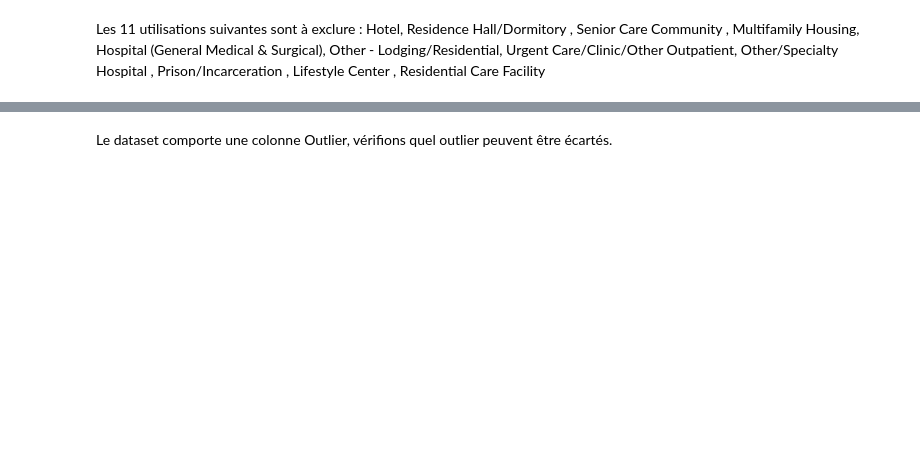
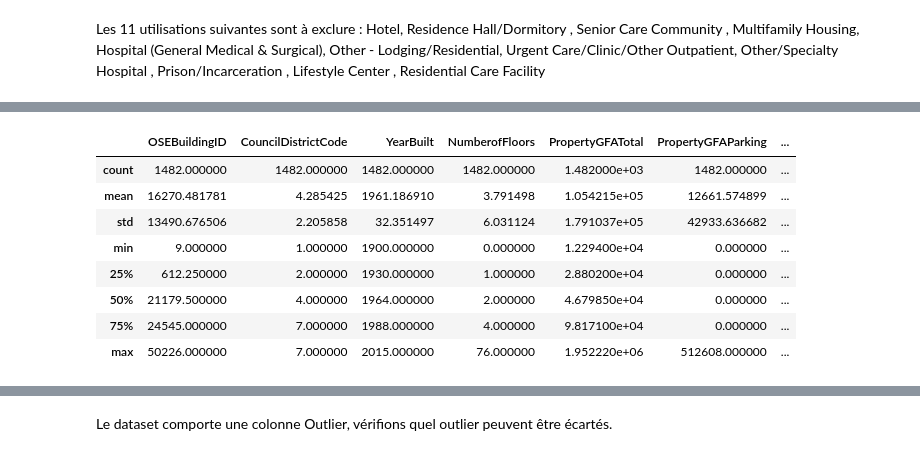
Before and after one commit to IngridFi70/Projet06, a Jupyter notebook: modelisation.ipynb, the cells around one changed output, grey strips where cells are left out. Saved outputs shown, nothing was run; the diff lists cells and outputs as text; code cells hidden in the pictures; blank space fills up the shorter version.

```diff
--- a/modelisation.ipynb
+++ b/modelisation.ipynb
@@ -331,0 +157,12 @@ Name: count, dtype: int64
+# %%
+building_consumption_clean.describe(include='int64')
+# %% [output]
+|  | OSEBuildingID | CouncilDistrictCode | YearBuilt | NumberofFloors | PropertyGFATotal | PropertyGFAParking | ... |
+| count | 1482.000000 | 1482.000000 | 1482.000000 | 1482.000000 | 1.482000e+03 | 1482.000000 | ... |
+| mean | 16270.481781 | 4.285425 | 1961.186910 | 3.791498 | 1.054215e+05 | 12661.574899 | ... |
+| std | 13490.676506 | 2.205858 | 32.351497 | 6.031124 | 1.791037e+05 | 42933.636682 | ... |
+| min | 9.000000 | 1.000000 | 1900.000000 | 0.000000 | 1.229400e+04 | 0.000000 | ... |
+| 25% | 612.250000 | 2.000000 | 1930.000000 | 1.000000 | 2.880200e+04 | 0.000000 | ... |
+| 50% | 21179.500000 | 4.000000 | 1964.000000 | 2.000000 | 4.679850e+04 | 0.000000 | ... |
+| 75% | 24545.000000 | 7.000000 | 1988.000000 | 4.000000 | 9.817100e+04 | 0.000000 | ... |
+| max | 50226.000000 | 7.000000 | 2015.000000 | 76.000000 | 1.952220e+06 | 512608.000000 | ... |
```
Also changed, not shown: parts of 30 cells of this notebook.
